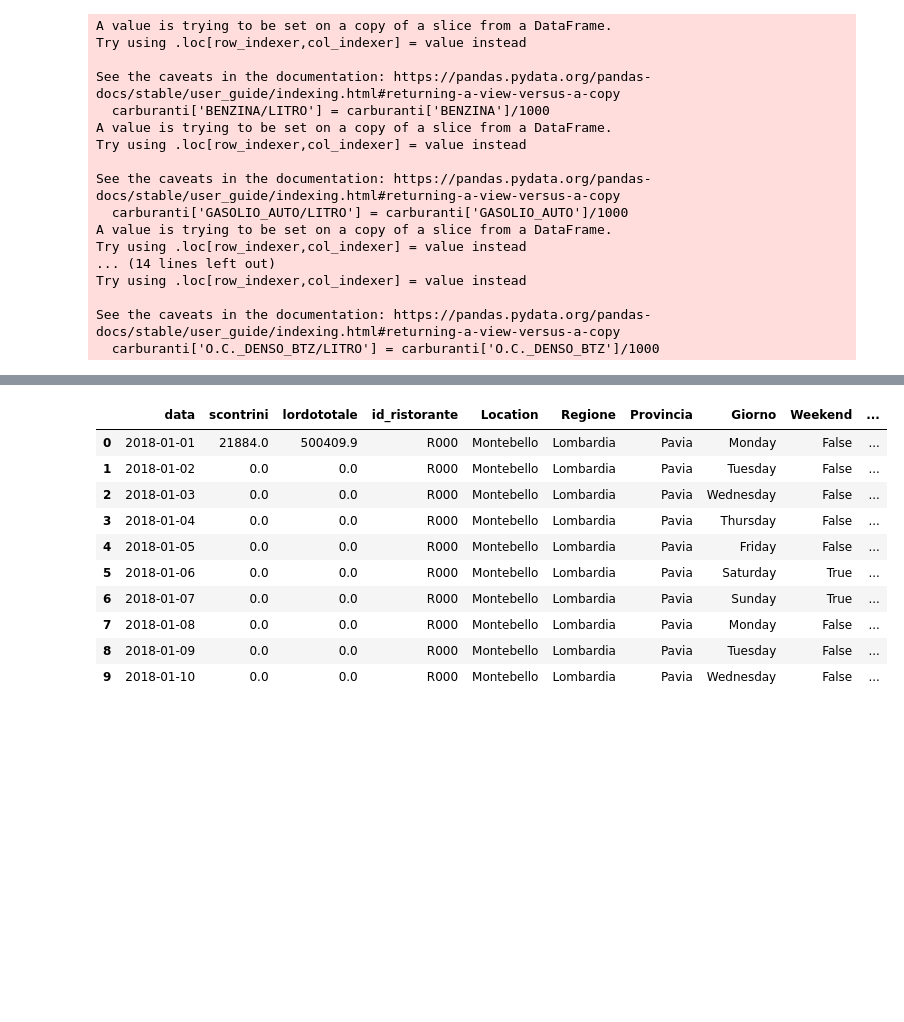
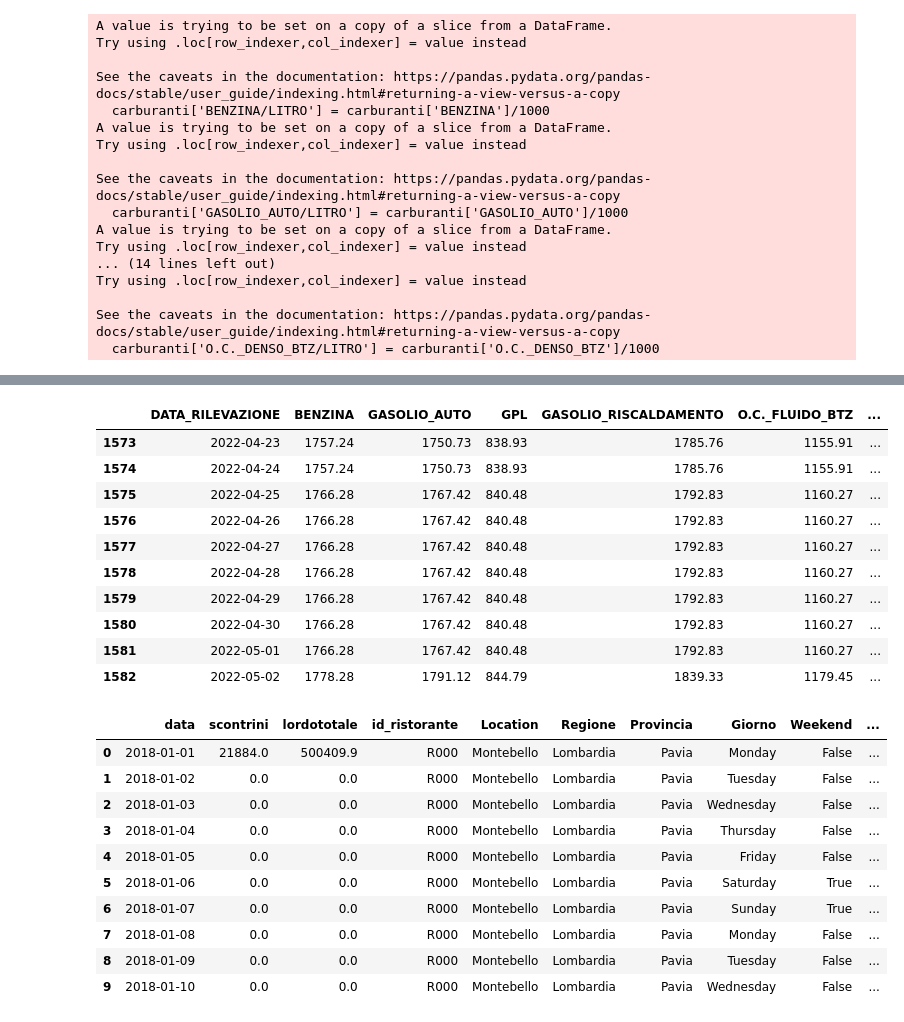
Before and after one commit to giocoal/restaurant-revenue-loss-COVID-retrospective-analysis, a Jupyter notebook: Integrazione dati.ipynb, the cells around one changed output, grey strips where cells are left out. Cells and saved outputs as stored; diff of their text form; code cells hidden in the pictures; blank space fills up the shorter version.

```diff
--- a/Integrazione dati.ipynb
+++ b/Integrazione dati.ipynb
@@ -611,3 +611,18 @@ carburanti.head()
+# %%
+carburanti = carburanti.set_index('DATA_RILEVAZIONE').resample('D').ffill().reset_index()
+carburanti.tail(10)
+# %% [output]
+|  | DATA_RILEVAZIONE | BENZINA | GASOLIO_AUTO | GPL | GASOLIO_RISCALDAMENTO | O.C._FLUIDO_BTZ | ... |
+| 1573 | 2022-04-23 | 1757.24 | 1750.73 | 838.93 | 1785.76 | 1155.91 | ... |
+| 1574 | 2022-04-24 | 1757.24 | 1750.73 | 838.93 | 1785.76 | 1155.91 | ... |
+| 1575 | 2022-04-25 | 1766.28 | 1767.42 | 840.48 | 1792.83 | 1160.27 | ... |
+| 1576 | 2022-04-26 | 1766.28 | 1767.42 | 840.48 | 1792.83 | 1160.27 | ... |
+| 1577 | 2022-04-27 | 1766.28 | 1767.42 | 840.48 | 1792.83 | 1160.27 | ... |
+| 1578 | 2022-04-28 | 1766.28 | 1767.42 | 840.48 | 1792.83 | 1160.27 | ... |
+| 1579 | 2022-04-29 | 1766.28 | 1767.42 | 840.48 | 1792.83 | 1160.27 | ... |
+| 1580 | 2022-04-30 | 1766.28 | 1767.42 | 840.48 | 1792.83 | 1160.27 | ... |
+| 1581 | 2022-05-01 | 1766.28 | 1767.42 | 840.48 | 1792.83 | 1160.27 | ... |
+| 1582 | 2022-05-02 | 1778.28 | 1791.12 | 844.79 | 1839.33 | 1179.45 | ... |
 # %%
 carburanti.to_csv("Dati\datasetCarburanti.csv")
 # %%
```
Also changed, not shown: parts of 5 cells of this notebook, 9 other files.
